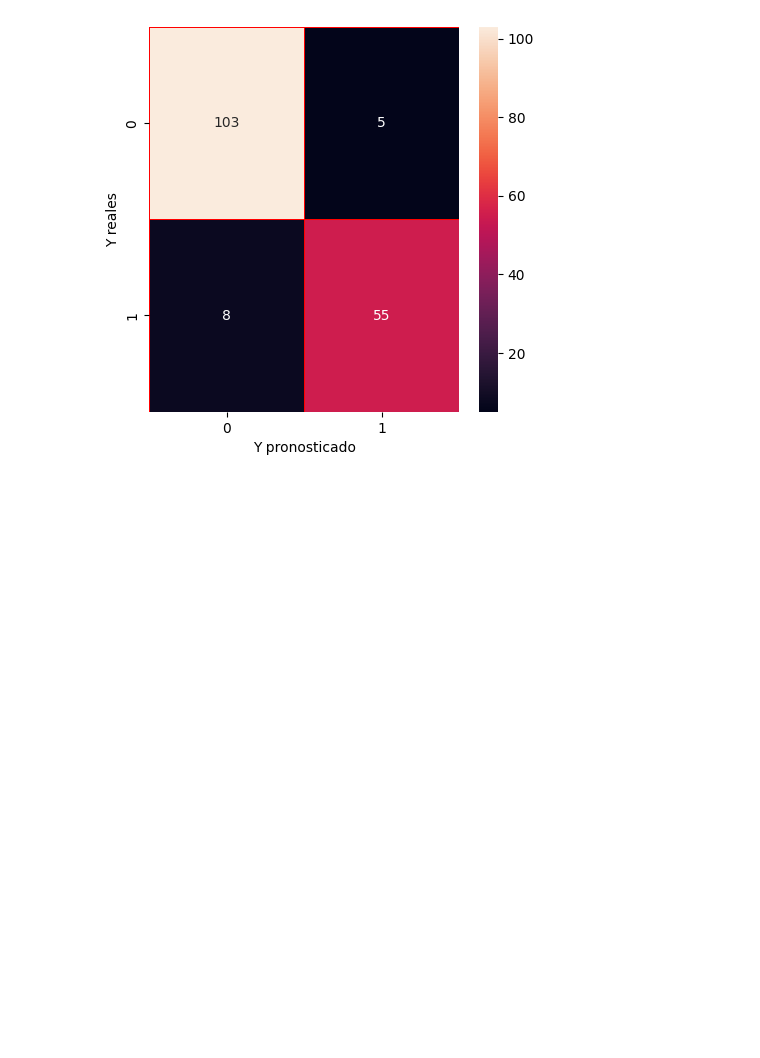
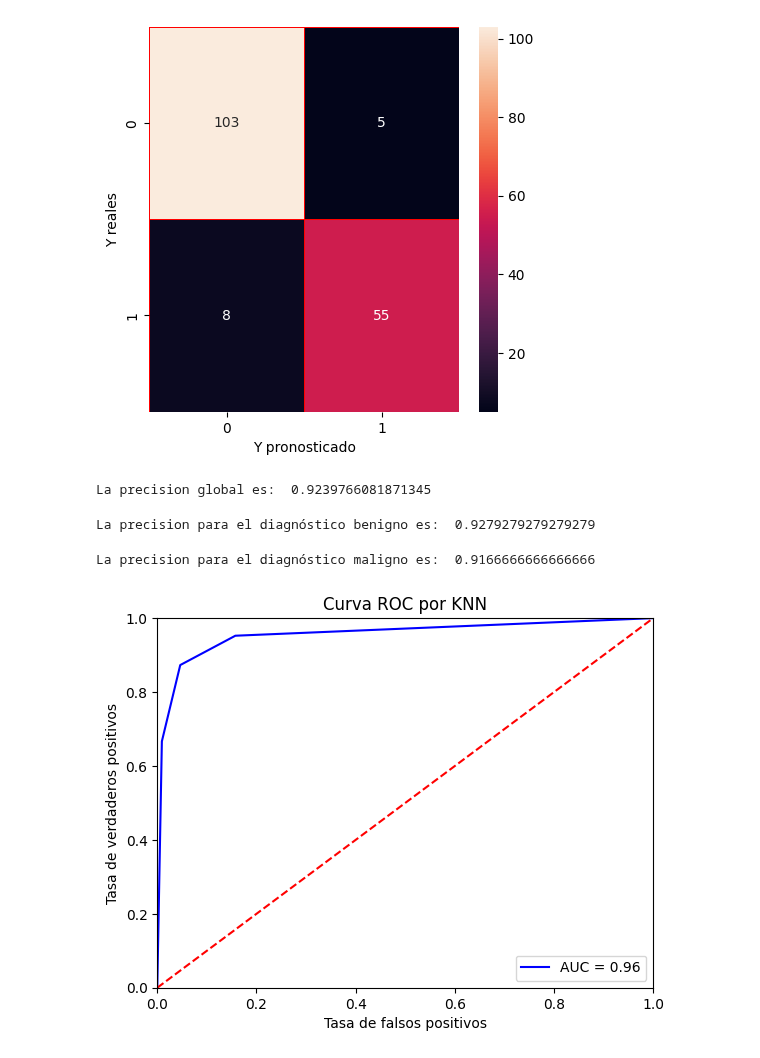
Before and after one commit to Benmaza/Benmaza, a Jupyter notebook: EBAC/22_KNN.ipynb, the cells around one changed output. Drawn from its saved outputs; the diff is of its cells as text; code cells hidden in the pictures; blank space fills up the shorter version.

```diff
--- a/EBAC/22_KNN.ipynb
+++ b/EBAC/22_KNN.ipynb
@@ -133,3 +133,47 @@ plt.ylabel('Y reales')
 plt.show()
 # %% [output]
 [figure]
+# %%
+# Cálculo de la precisión global
+
+correctos = cm[0,0] + cm[1,1]
+Incorrectos = cm[0,1] + cm[1,0]
+
+precision = correctos / (correctos + Incorrectos)
+print('La precision global es: ', precision)
+# %% [output]
+La precision global es:  0.9239766081871345
+# %%
+precision_benigno = cm[0,0] / (cm[0,0] + cm[1,0])
+print('La precision para el diagnóstico benigno es: ', precision_benigno)
+# %% [output]
+La precision para el diagnóstico benigno es:  0.9279279279279279
+# %%
+precision_maligno = cm[1,1] / (cm[1,1] + cm[0,1])
+print('La precision para el diagnóstico maligno es: ', precision_maligno)
+# %% [output]
+La precision para el diagnóstico maligno es:  0.9166666666666666
+# %%
+# Curva ROC
+# fpr = tasa de falsos positivos
+# tpr = tasa de verdaderos positivos
+
+from sklearn.metrics import roc_curve
+from sklearn.metrics import auc
+
+y_score = knn.predict_proba(x_test)
+fpr, tpr, threshold = roc_curve(y_test, y_score[:,1])
+roc_auc = auc(fpr, tpr)
+
+plt.title('Reiceiver Operating Characteristic')
+plt.plot(fpr, tpr, 'b', label='AUC = %0.2f' % roc_auc)
+plt.legend(loc='lower right')
+plt.plot([0,1], [0,1], 'r--')
+plt.xlim([0,1])
+plt.ylim([0,1])
+plt.ylabel('Tasa de verdaderos positivos')
+plt.xlabel('Tasa de falsos positivos')
+plt.title('Curva ROC por KNN')
+plt.show()
+# %% [output]
+[figure, added]
```
Also changed, not shown: 2 other files.
